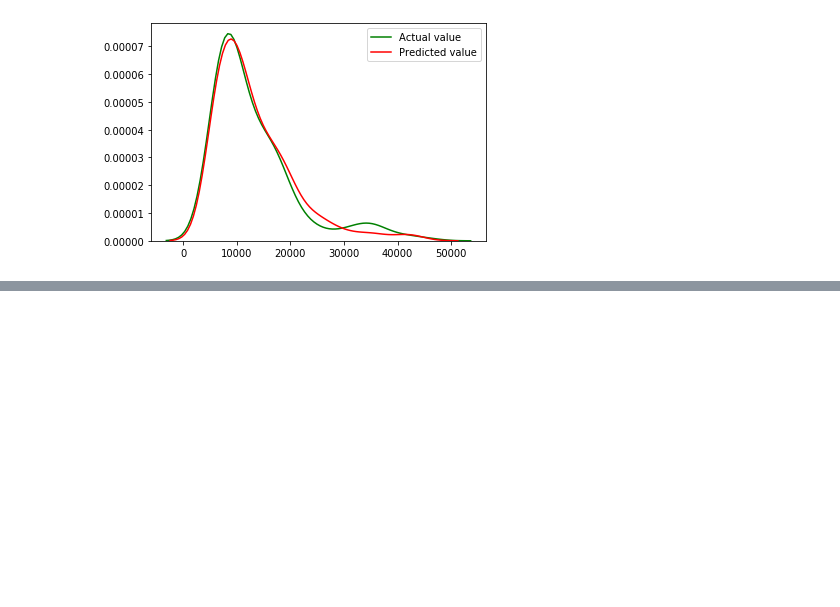
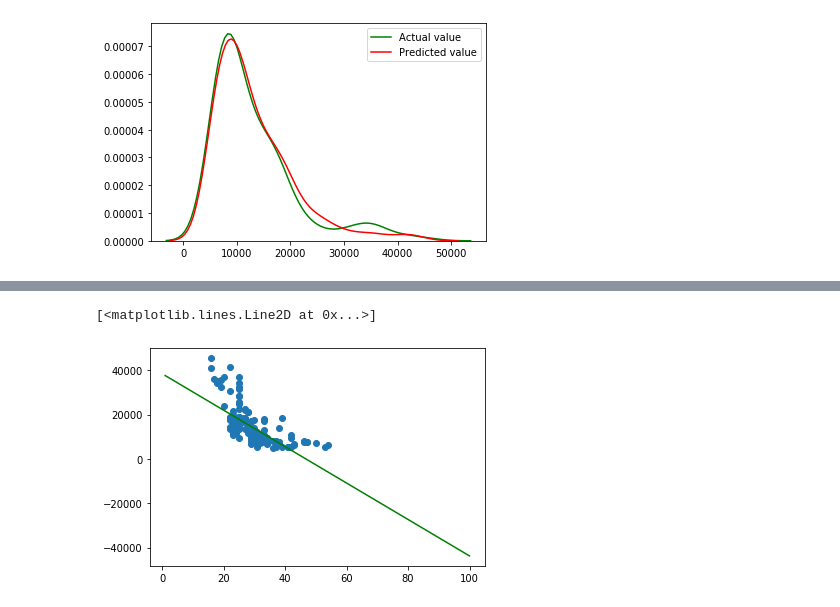
Before and after one commit to ivan-zapreev/data-science-python-projects, a Jupyter notebook: IBM_DA0101EN/mod_04_model_devel.ipynb, the cells around one changed output, grey strips where cells are left out. Saved outputs shown, nothing was run; the diff lists cells and outputs as text; code cells hidden in the pictures; blank space fills up the shorter version.

```diff
--- a/IBM_DA0101EN/mod_04_model_devel.ipynb
+++ b/IBM_DA0101EN/mod_04_model_devel.ipynb
@@ -181,0 +272,18 @@ plot_distributions(Y, Yhat)
+# %%
+# Generat a new inputs vector and predict the values
+X1 = np.arange(1, 101, 1)
+#print(X1)
+
+# From a row verctor into a column
+X1 = X1.reshape(-1, 1)
+#print(X1)
+
+# Predict the prices
+Yhat = lm.predict(X1)
+
+# Plot the results
+plt.scatter(X, Y)
+plt.plot(X1, Yhat, color = 'green')
+# %% [output]
+[<matplotlib.lines.Line2D at 0x...>]
+[figure, added]
```
Also changed, not shown: parts of 16 cells of this notebook.
